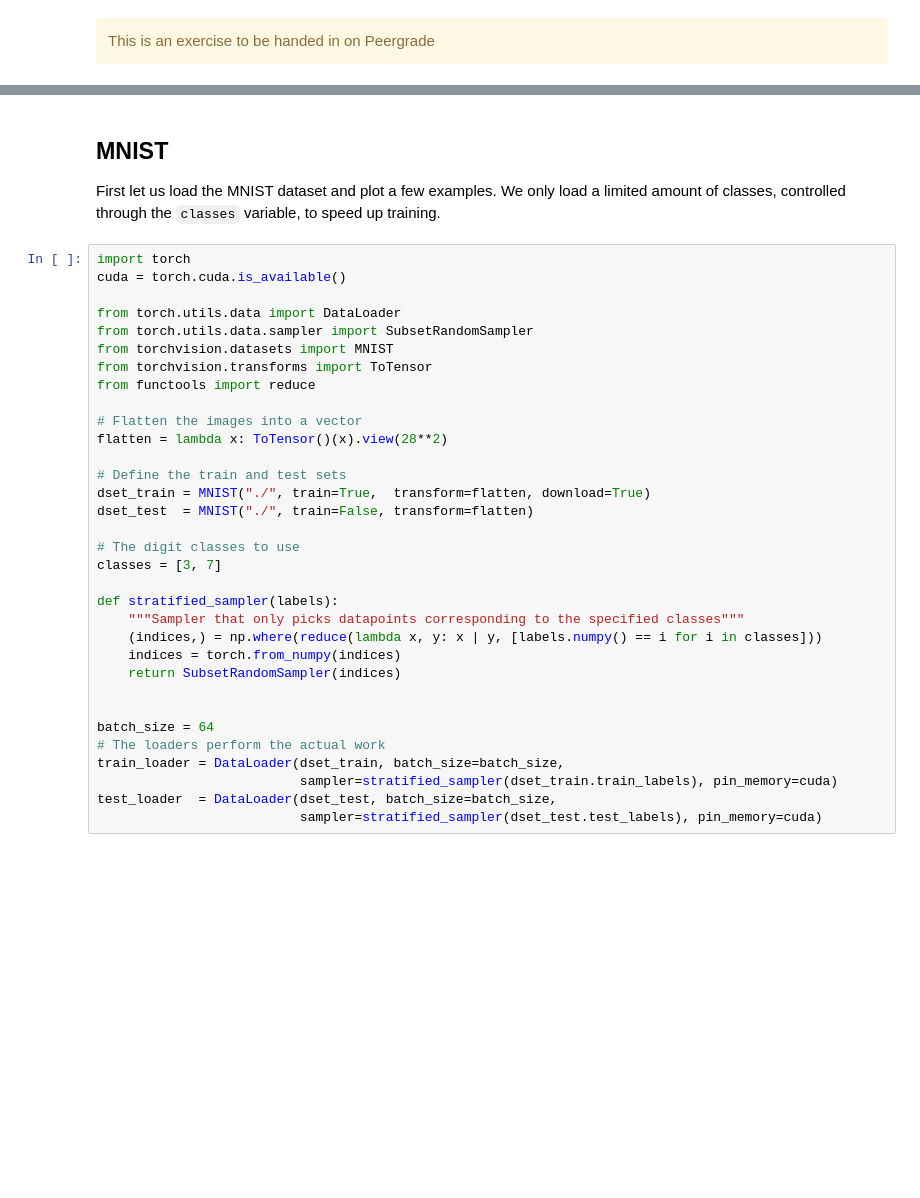
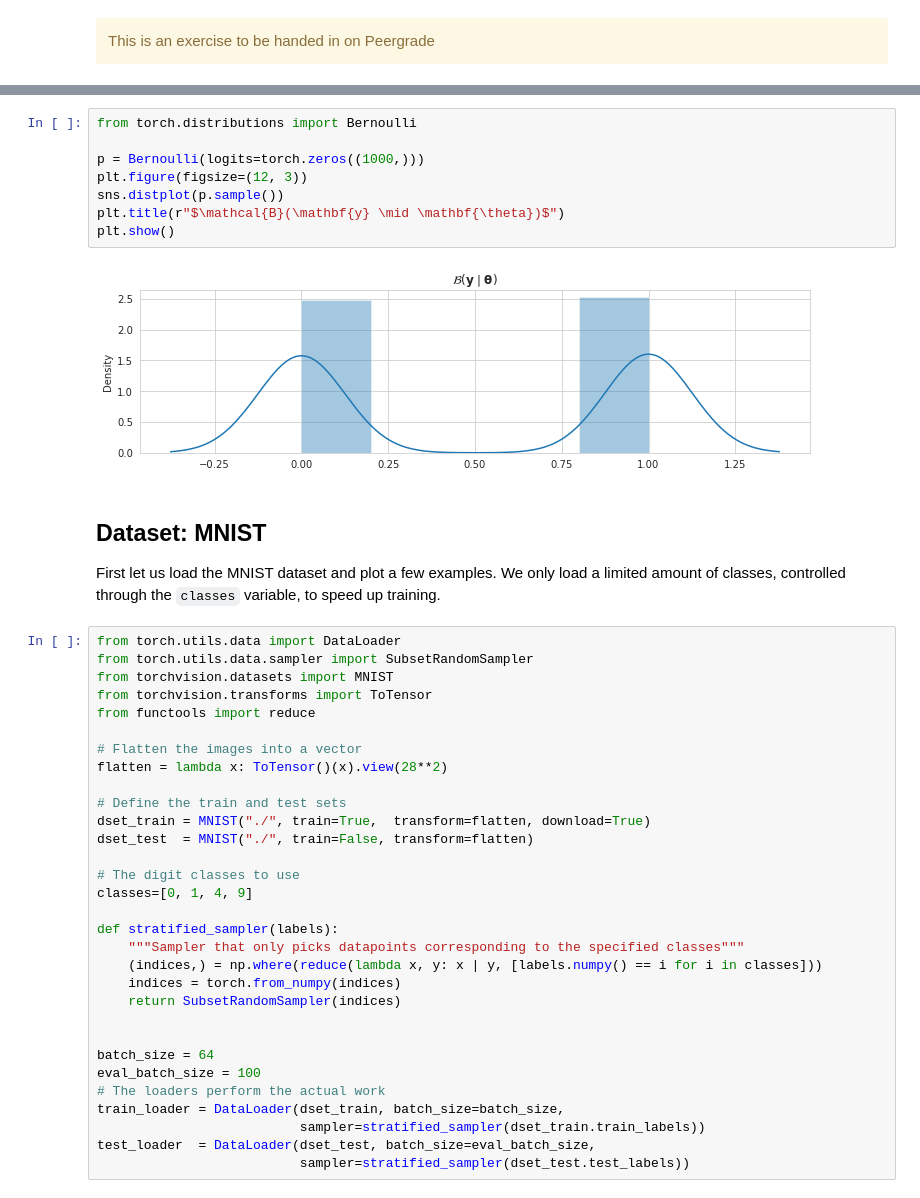
Before and after one commit to jmontalvo94/02456-deep-learning-with-PyTorch, a Jupyter notebook: 7_Unsupervised/7.2-EXE-variational-autoencoder.ipynb, the cells around one changed output, grey strips where cells are left out. Cells and saved outputs as stored; diff of their text form; blank space fills up the shorter version.

```diff
--- a/7_Unsupervised/7.2-EXE-variational-autoencoder.ipynb
+++ b/7_Unsupervised/7.2-EXE-variational-autoencoder.ipynb
@@ -77,10 +336,18 @@ Above we defined a lower bound on the log-likelihood of the data. We can train t
+# %%
+from torch.distributions import Bernoulli
+
+p = Bernoulli(logits=torch.zeros((1000,)))
+plt.figure(figsize=(12, 3))
+sns.distplot(p.sample())
+plt.title(r"$\mathcal{B}(\mathbf{y} \mid \mathbf{\theta})$")
+plt.show()
+# %% [output]
+[figure, added]
 # %% [markdown]
-## MNIST
+## Dataset: MNIST
+
 First let us load the MNIST dataset and plot a few examples. We only load a limited amount of classes, controlled through the `classes` variable, to speed up training.
 # %%
-import torch
-cuda = torch.cuda.is_available()
-
 from torch.utils.data import DataLoader
 from torch.utils.data.sampler import SubsetRandomSampler
 from torchvision.datasets import MNIST
@@ -95,7 +362,7 @@ dset_train = MNIST("./", train=True,  transform=flatten, download=True)
 dset_test  = MNIST("./", train=False, transform=flatten)
 
 # The digit classes to use
-classes = [3, 7]
+classes=[0, 1, 4, 9]
 
 def stratified_sampler(labels):
     """Sampler that only picks datapoints corresponding to the specified classes"""
@@ -105,11 +372,12 @@ def stratified_sampler(labels):
 
 
 batch_size = 64
+eval_batch_size = 100
 # The loaders perform the actual work
 train_loader = DataLoader(dset_train, batch_size=batch_size,
-                          sampler=stratified_sampler(dset_train.train_labels), pin_memory=cuda)
-test_loader  = DataLoader(dset_test, batch_size=batch_size,
-                          sampler=stratified_sampler(dset_test.test_labels), pin_memory=cuda)
+                          sampler=stratified_sampler(dset_train.train_labels))
+test_loader  = DataLoader(dset_test, batch_size=eval_batch_size,
+                          sampler=stratified_sampler(dset_test.test_labels))
 # %%
 #plot a few MNIST examples
 f, axarr = plt.subplots(4, 16, figsize=(16, 4))
```
Also changed, not shown: parts of 36 cells of this notebook, 1 other file.
